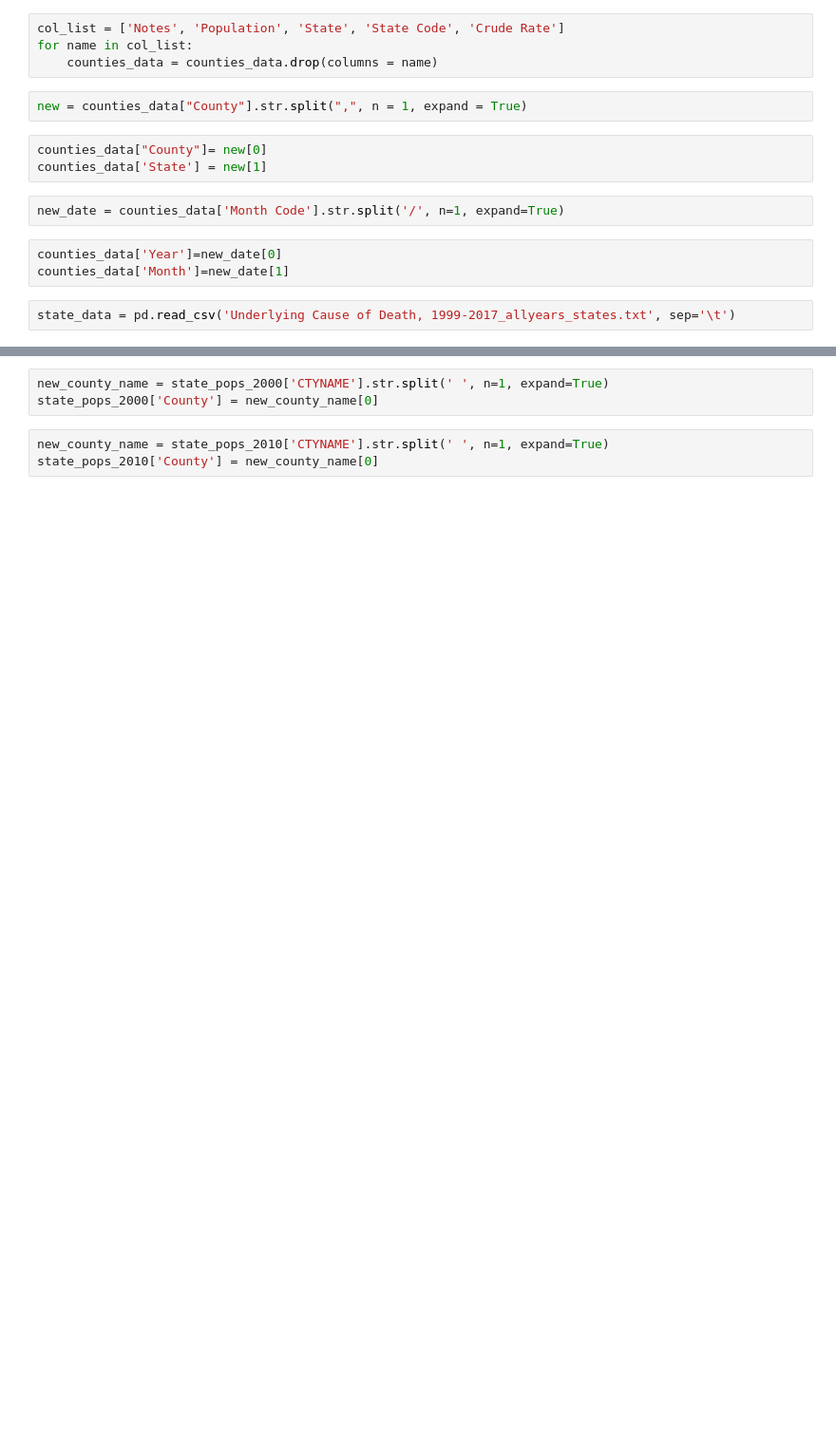
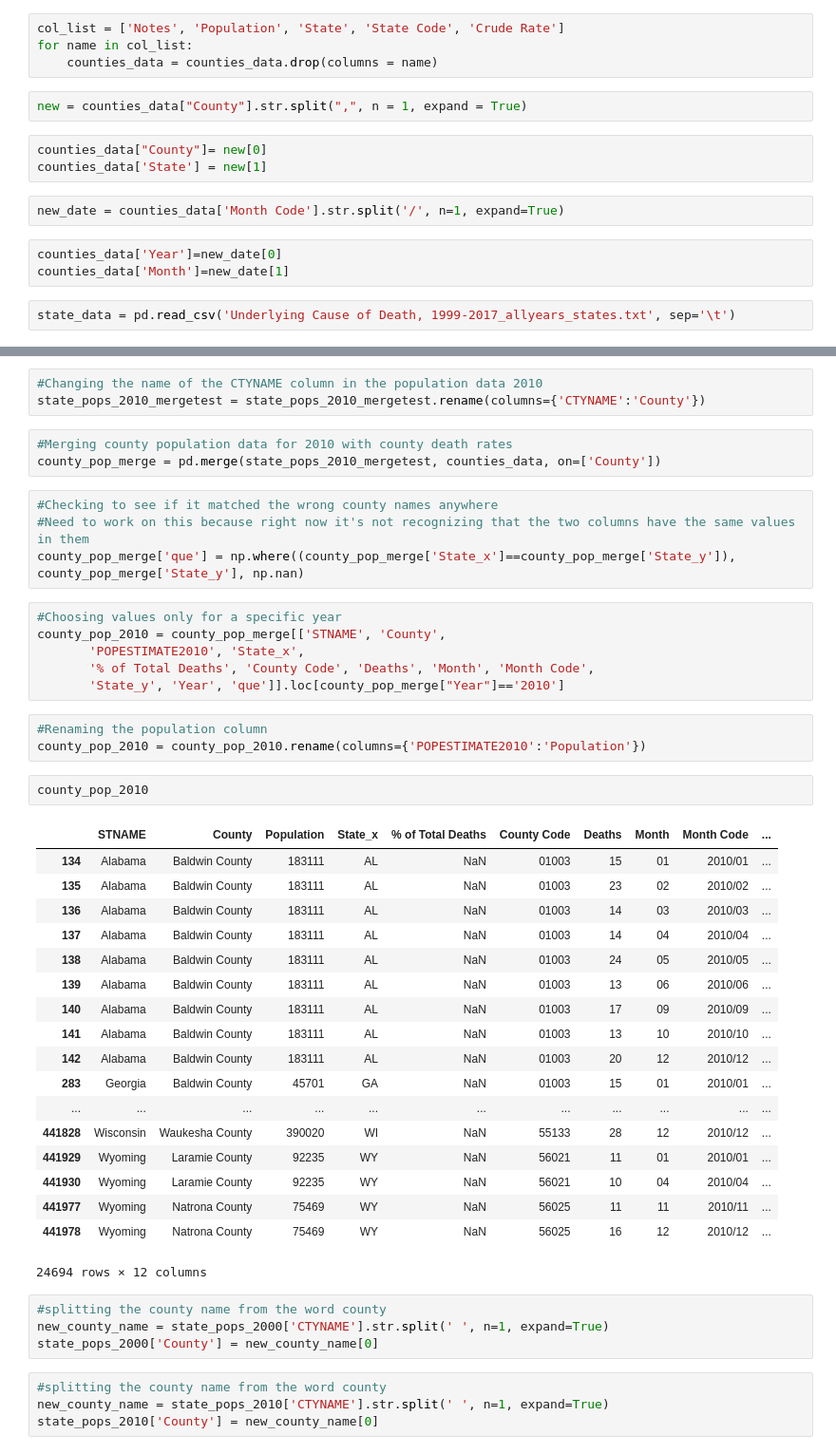
Before and after one commit to nghitrampham/CSE583_FinalProject, a Jupyter notebook: healthdata_cleanup.ipynb, the cells around one changed output, grey strips where cells are left out. Shown at 95% size. Saved outputs shown, nothing was run; the diff lists cells and outputs as text; blank space fills up the shorter version.

Commit message:
joined county population data to death rates

```diff
--- a/healthdata_cleanup.ipynb
+++ b/healthdata_cleanup.ipynb
@@ -41,6 +57,48 @@ state_pops_2010 = pd.read_csv('co-est2018-alldata.csv', encoding='latin-1')
+# %%
+#Changing the name of the CTYNAME column in the population data 2010
+state_pops_2010_mergetest = state_pops_2010_mergetest.rename(columns={'CTYNAME':'County'})
+# %%
+#Merging county population data for 2010 with county death rates
+county_pop_merge = pd.merge(state_pops_2010_mergetest, counties_data, on=['County'])
+# %%
+#Checking to see if it matched the wrong county names anywhere
+#Need to work on this because right now it's not recognizing that the two columns have the same values in them
+county_pop_merge['que'] = np.where((county_pop_merge['State_x']==county_pop_merge['State_y']), county_pop_merge['State_y'], np.nan)
+# %%
+#Choosing values only for a specific year
+county_pop_2010 = county_pop_merge[['STNAME', 'County',
+       'POPESTIMATE2010', 'State_x',
+       '% of Total Deaths', 'County Code', 'Deaths', 'Month', 'Month Code',
+       'State_y', 'Year', 'que']].loc[county_pop_merge["Year"]=='2010']
+# %%
+#Renaming the population column
+county_pop_2010 = county_pop_2010.rename(columns={'POPESTIMATE2010':'Population'})
+# %%
+county_pop_2010
+# %% [output]
+|  | STNAME | County | Population | State_x | % of Total Deaths | County Code | Deaths | Month | Month Code | ... |
+| 134 | Alabama | Baldwin County | 183111 | AL | NaN | 01003 | 15 | 01 | 2010/01 | ... |
+| 135 | Alabama | Baldwin County | 183111 | AL | NaN | 01003 | 23 | 02 | 2010/02 | ... |
+| 136 | Alabama | Baldwin County | 183111 | AL | NaN | 01003 | 14 | 03 | 2010/03 | ... |
+| 137 | Alabama | Baldwin County | 183111 | AL | NaN | 01003 | 14 | 04 | 2010/04 | ... |
+| 138 | Alabama | Baldwin County | 183111 | AL | NaN | 01003 | 24 | 05 | 2010/05 | ... |
+| 139 | Alabama | Baldwin County | 183111 | AL | NaN | 01003 | 13 | 06 | 2010/06 | ... |
+| 140 | Alabama | Baldwin County | 183111 | AL | NaN | 01003 | 17 | 09 | 2010/09 | ... |
+| 141 | Alabama | Baldwin County | 183111 | AL | NaN | 01003 | 13 | 10 | 2010/10 | ... |
+| 142 | Alabama | Baldwin County | 183111 | AL | NaN | 01003 | 20 | 12 | 2010/12 | ... |
+| 283 | Georgia | Baldwin County | 45701 | GA | NaN | 01003 | 15 | 01 | 2010/01 | ... |
+| ... | ... | ... | ... | ... | ... | ... | ... | ... | ... | ... |
+| 441828 | Wisconsin | Waukesha County | 390020 | WI | NaN | 55133 | 28 | 12 | 2010/12 | ... |
+| 441929 | Wyoming | Laramie County | 92235 | WY | NaN | 56021 | 11 | 01 | 2010/01 | ... |
+| 441930 | Wyoming | Laramie County | 92235 | WY | NaN | 56021 | 10 | 04 | 2010/04 | ... |
+| 441977 | Wyoming | Natrona County | 75469 | WY | NaN | 56025 | 11 | 11 | 2010/11 | ... |
+| 441978 | Wyoming | Natrona County | 75469 | WY | NaN | 56025 | 16 | 12 | 2010/12 | ... |
+24694 rows × 12 columns
 # %%
+#splitting the county name from the word county
 new_county_name = state_pops_2000['CTYNAME'].str.split(' ', n=1, expand=True)
 state_pops_2000['County'] = new_county_name[0]
 # %%
+#splitting the county name from the word county
 new_county_name = state_pops_2010['CTYNAME'].str.split(' ', n=1, expand=True)
 state_pops_2010['County'] = new_county_name[0]
```
Also changed, not shown: parts of 8 cells of this notebook.
